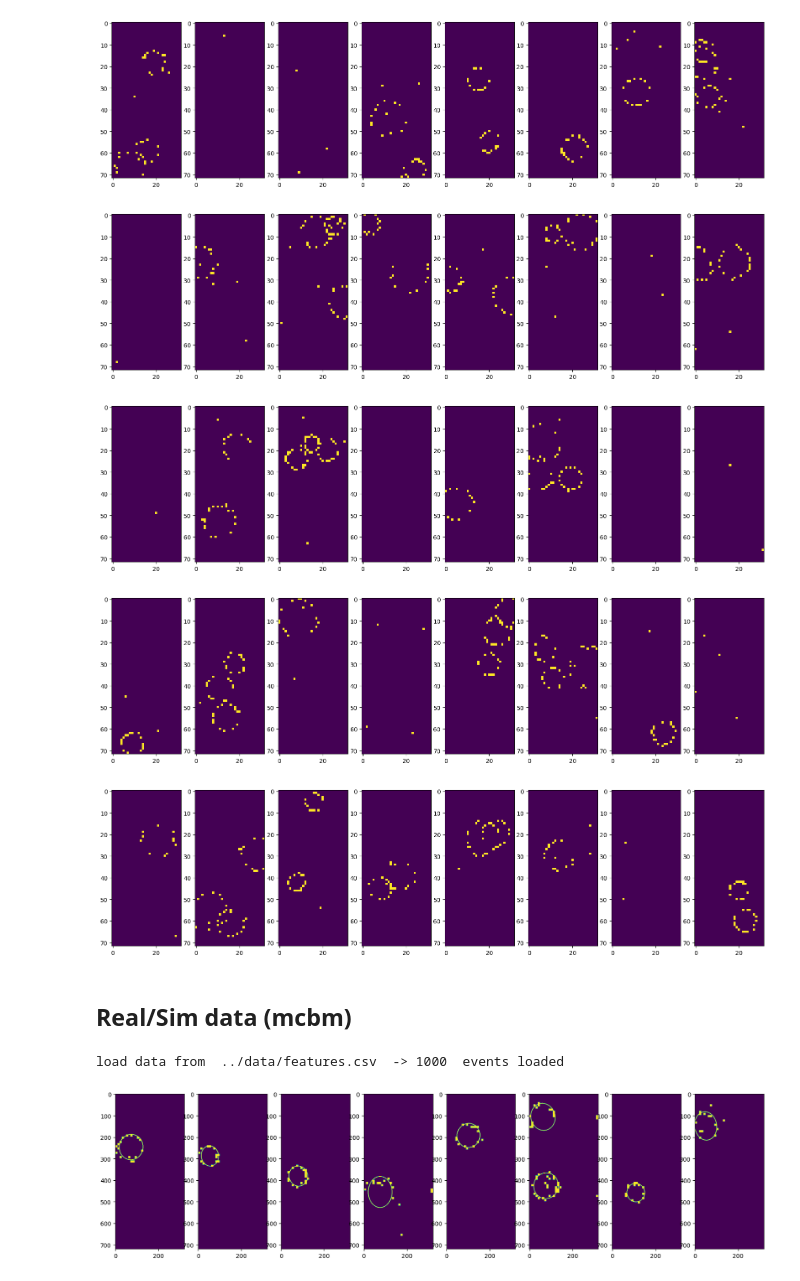
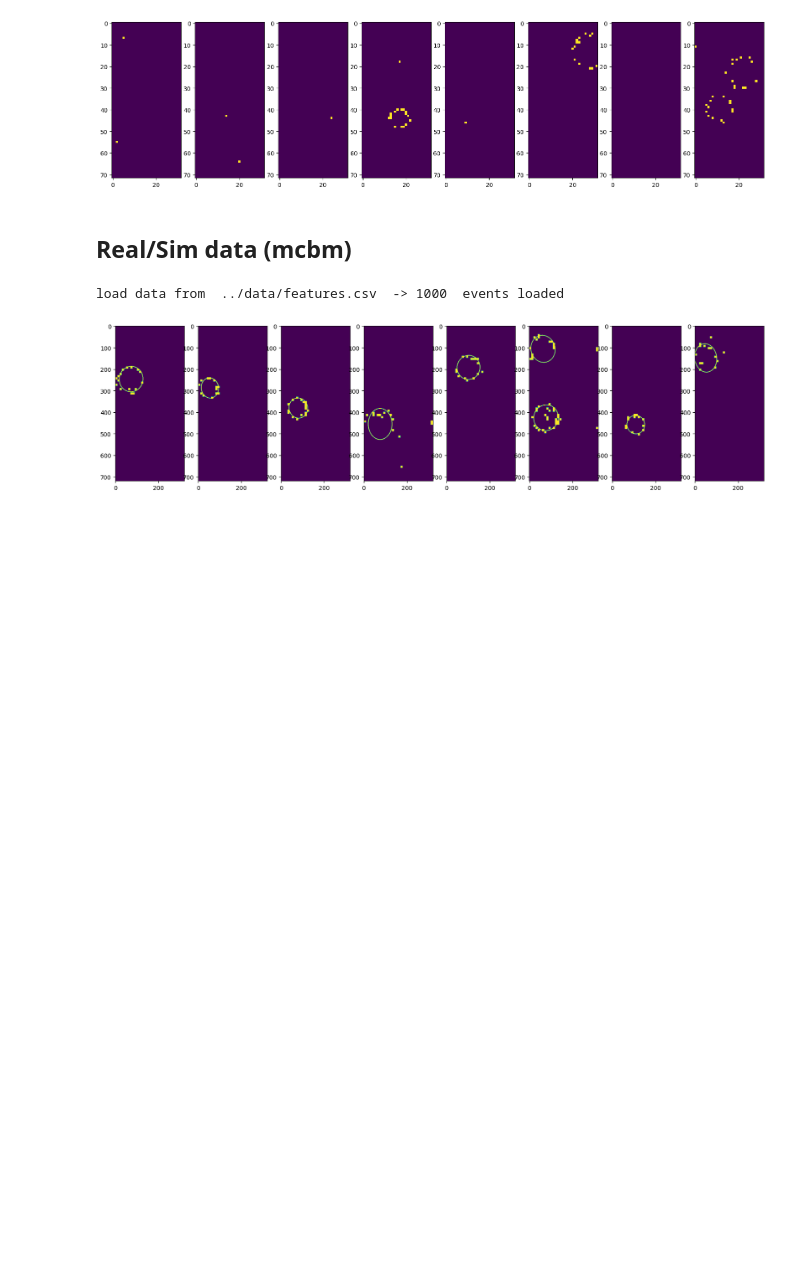
Before and after one commit to borkh/mcbm-ring-reco, a Jupyter notebook: notebooks/real_sim_data.ipynb, the cells around one changed output. Drawn from its saved outputs; the diff is of its cells as text; code cells hidden in the pictures; blank space fills up the shorter version.

```diff
--- a/notebooks/real_sim_data.ipynb
+++ b/notebooks/real_sim_data.ipynb
@@ -1,28 +1,24 @@
 # %%
 #!/usr/bin/env python3
 import sys, os
 sys.path.append("..")
 
 from model import *
 from utils import *
 from sweep_configs import *
 from wandb.keras import WandbCallback
 from create_data import *
 from train import *
 %matplotlib inline
 
 ## ---------------------- load data ----------------------------------------
-ins, os, hpr, rn = (72,32,1), 15, (10, 20), 0.05
+ins, os, hpr, rn = (72,32,1), 15, (12, 25), 0.08
 gen = DataGen(ins, hpr, rn)
-x, y = gen.create_dataset(500)
+x, y = gen.create_dataset(1000)
 
-display_images(1, 8, x, 5)
+display_images(1, 8, x, 1)
 # %% [output]
-[figure, old version]
+[figure, new version]
-[figure, removed]
-[figure, removed]
-[figure, removed]
-[figure, removed]
 # %% [markdown]
 ## Real/Sim data (mcbm)
 # %%
```
Also changed, not shown: parts of 2 cells of this notebook, 6 other files.
